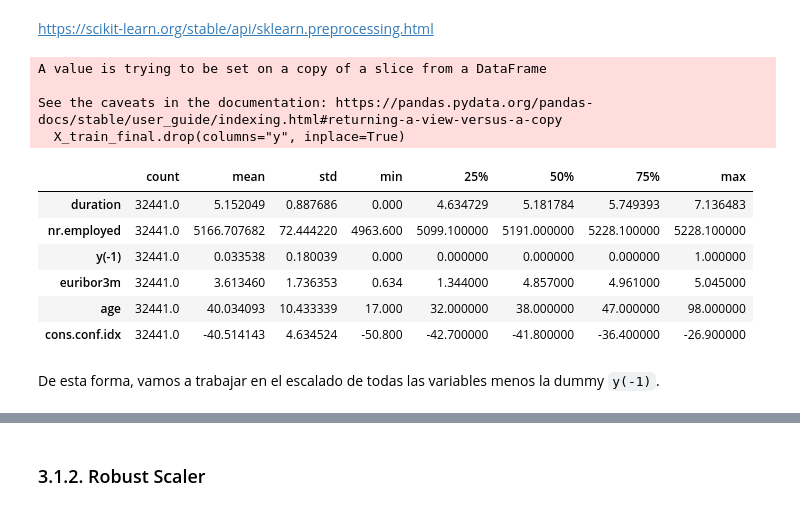
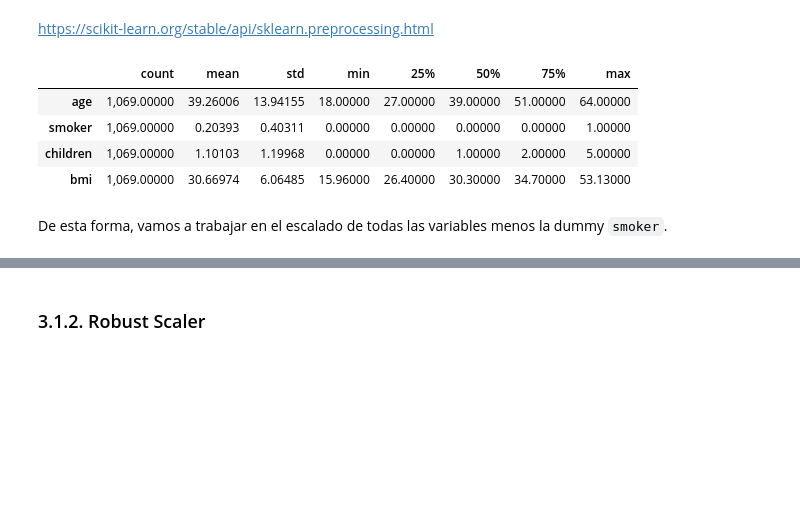
Before and after one commit to jjimvar/intro-ml, a Jupyter notebook: src/02-regression.ipynb, the cells around one changed output, grey strips where cells are left out. Drawn from its saved outputs; the diff is of its cells as text; code cells hidden in the pictures; blank space fills up the shorter version.

```diff
--- a/src/02-regression.ipynb
+++ b/src/02-regression.ipynb
@@ -599,10 +577,10 @@ Fuente: https://scikit-learn.org/stable/modules/generated/sklearn.inspection.per
 # %%
 # Para esta técnica y la de shap se necesita conjunto de validación
-X_train1, X_val, y_train1, y_val = train_test_split(X_train_sel, y_train_sel, test_size=0.2, random_state=42)
+X_train1, X_val, y_train1, y_val = train_test_split(X_train, y_train, test_size=0.2, random_state=42)
 # Entrenamos el modelo que va a porporcionarnos las predicciones por cada alteracion
-model_xgb = XGBClassifier(objective='binary:logistic', random_state=42).fit(X_train1, y_train1)
+model_xgb = XGBRegressor(objective='reg:squarederror', random_state=42).fit(X_train1, y_train1)
 # Intanciamos permitation forest
-perm = permutation_importance(model_xgb, X_val, y_val, n_repeats=10, random_state=42, n_jobs=-1, scoring='f1')
+perm = permutation_importance(model_xgb, X_val, y_val, n_repeats=10, random_state=42, n_jobs=-1, scoring='neg_mean_absolute_error')
 ## Extraemos los valores a un df
 df_perm_imp = pd.DataFrame({'feature': X_train1.columns, 'perm_imp': perm.importances_mean*100}).sort_values('perm_imp', ascending=False)
 df_perm_imp
@@ -660,13 +626,13 @@ Fuente: https://shap.readthedocs.io/en/latest/generated/shap.Explainer.html#shap
 # %%
 # Ajustamos un modelo predictor para analizar la importancia de cada caract.
-model_gbc = GradientBoostingClassifier(random_state=42).fit(X_train1, y_train1)
+model_gbc = GradientBoostingRegressor(random_state=42).fit(X_train1, y_train1)
 # Instanciamos el shap explainer y extraemos los valores
 explainer = shap.Explainer(model_gbc, X_val)
 shap_vals = explainer(X_val).values
 # Pasamos los valores absolutos a un df
 imp_shap = np.abs(shap_vals).mean(axis=0)
 imp_shap_pct = imp_shap/imp_shap.sum()*100
-df_shap_imp = pd.DataFrame({"feature": X_train_sel.columns, "shap_imp": imp_shap_pct.round(3)}).sort_values('shap_imp', ascending=False)
+df_shap_imp = pd.DataFrame({"feature": X_train.columns, "shap_imp": imp_shap_pct.round(3)}).sort_values('shap_imp', ascending=False)
 df_shap_imp
 # %% [output]
 |  | feature | shap_imp |
@@ -719,6 +669,6 @@ df_importances
 # %%
 # Eliminamos aquellas con un permutation importance negativo
-df_sel=df_importances[(df_importances["rf_importance"]>2)&(df_importances["shap_imp"]>1.8)]
+df_sel=df_importances[(df_importances["rf_importance"]>1)&(df_importances["perm_imp"]>1)&(df_importances["shap_imp"]>1)]
 df_sel
 # %% [output]
 |  | feature | rf_importance | perm_imp | shap_imp |
@@ -858,22 +741,0 @@ De esta forma, deberemos eliminar ``emp.var.rate``.
-# %%
-#Definimos variables finales
-sel.remove("emp.var.rate")
-
-#Definimos X_train_final
-X_train_final=X_train_sel[sel]
-X_train_final["y"]=y_train_sel
-
-#Mapa de correlaciones final
-plt.figure(figsize=(10, 5))
-sns.heatmap(
-    X_train_final.corr(), mask=np.triu(np.ones_like(X_train_final.corr(), dtype=bool)),
-    cmap='coolwarm',
-    annot=True, fmt=".2f", linewidths=.5,
-    cbar_kws={"shrink": .8},
-    annot_kws={"size": 8}
-)
-plt.title("Matriz de correlaciones (mitad inferior)", fontsize=16, pad=15)
-plt.xticks(rotation=45, ha='right', fontsize=9)
-plt.yticks(fontsize=9)
-plt.tight_layout(pad=3.0)
-plt.show()
@@ -895,24 +752,17 @@ https://scikit-learn.org/stable/api/sklearn.preprocessing.html
 # %%
 # Definimos características objetivo
 ## BBDD train
-y_train_final=X_train_final["y"]
-X_train_final.drop(columns="y", inplace=True)
+X_train=X_train[sel]
 ## BBDD test
-X_test_final=X_test_sel[sel]
+X_test=X_test[sel]
 
 # Visualizamos resultados
-X_train_final.describe().T
+X_train.describe().T
 # %% [output]
-A value is trying to be set on a copy of a slice from a DataFrame
-
-See the caveats in the documentation: https://pandas.pydata.org/pandas-docs/stable/user_guide/indexing.html#returning-a-view-versus-a-copy
-  X_train_final.drop(columns="y", inplace=True)
 |  | count | mean | std | min | 25% | 50% | 75% | max |
-| duration | 32441.0 | 5.152049 | 0.887686 | 0.000 | 4.634729 | 5.181784 | 5.749393 | 7.136483 |
-| nr.employed | 32441.0 | 5166.707682 | 72.444220 | 4963.600 | 5099.100000 | 5191.000000 | 5228.100000 | 5228.100000 |
-| y(-1) | 32441.0 | 0.033538 | 0.180039 | 0.000 | 0.000000 | 0.000000 | 0.000000 | 1.000000 |
-| euribor3m | 32441.0 | 3.613460 | 1.736353 | 0.634 | 1.344000 | 4.857000 | 4.961000 | 5.045000 |
-| age | 32441.0 | 40.034093 | 10.433339 | 17.000 | 32.000000 | 38.000000 | 47.000000 | 98.000000 |
-| cons.conf.idx | 32441.0 | -40.514143 | 4.634524 | -50.800 | -42.700000 | -41.800000 | -36.400000 | -26.900000 |
+| age | 1,069.00000 | 39.26006 | 13.94155 | 18.00000 | 27.00000 | 39.00000 | 51.00000 | 64.00000 |
+| smoker | 1,069.00000 | 0.20393 | 0.40311 | 0.00000 | 0.00000 | 0.00000 | 0.00000 | 1.00000 |
+| children | 1,069.00000 | 1.10103 | 1.19968 | 0.00000 | 0.00000 | 1.00000 | 2.00000 | 5.00000 |
+| bmi | 1,069.00000 | 30.66974 | 6.06485 | 15.96000 | 26.40000 | 30.30000 | 34.70000 | 53.13000 |
 # %% [markdown]
-De esta forma, vamos a trabajar en el escalado de todas las variables menos la dummy ``y(-1)``.
+De esta forma, vamos a trabajar en el escalado de todas las variables menos la dummy ``smoker``.
```
Also changed, not shown: parts of 86 cells of this notebook, 2 other files.
